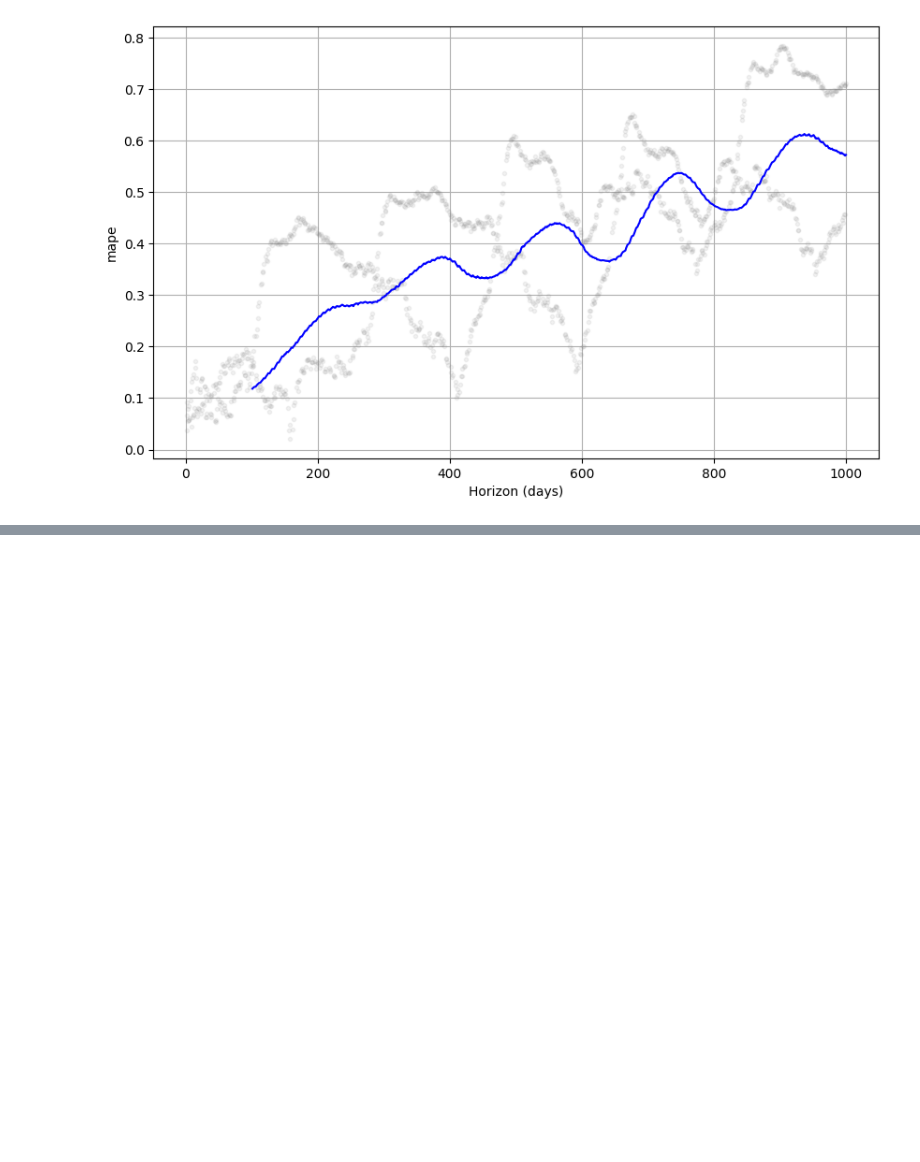
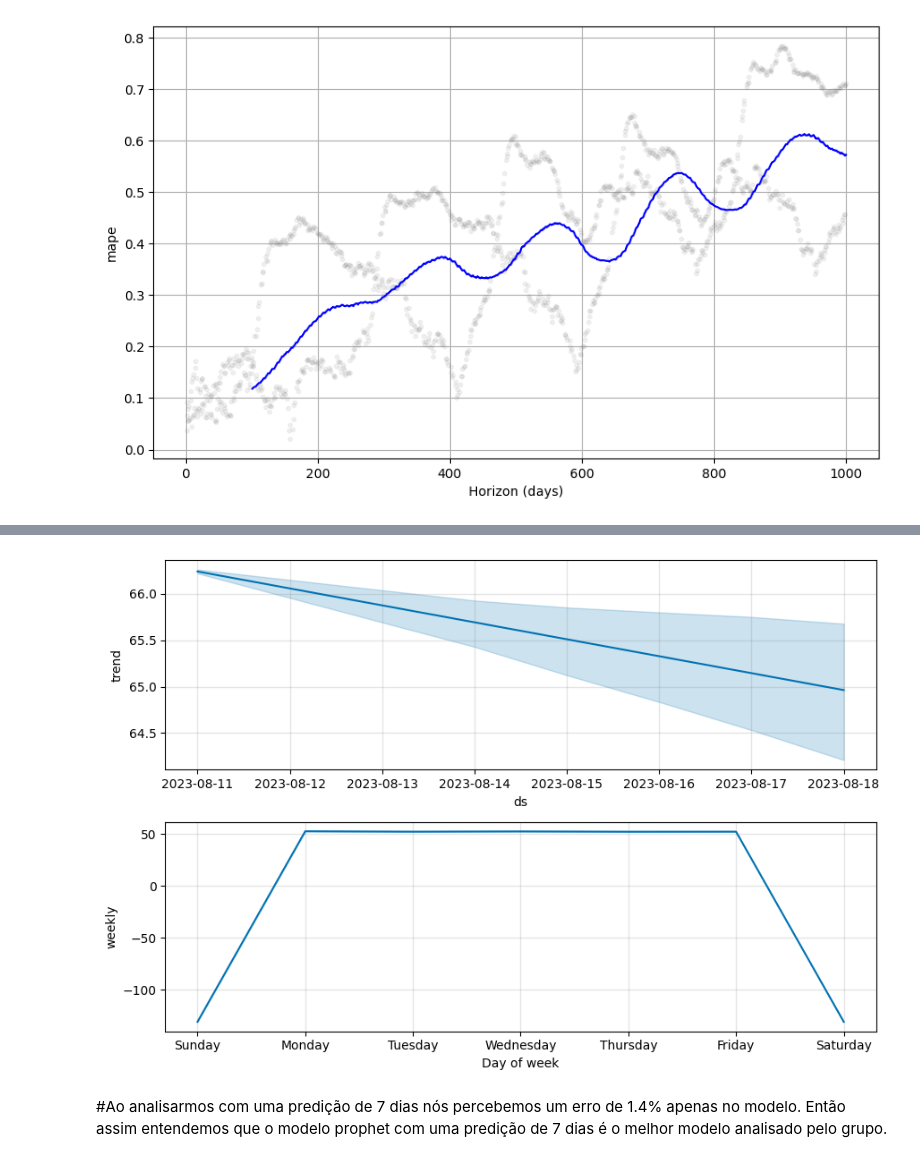
Before and after one commit to aloisiok1/TechChallange2, a Jupyter notebook: TechChallange_02.ipynb, the cells around one changed output, grey strips where cells are left out. Cells and saved outputs as stored; diff of their text form; code cells hidden in the pictures; blank space fills up the shorter version.

```diff
--- a/TechChallange_02_(2) (1).ipynb
+++ b/TechChallange_02.ipynb
@@ -1023,0 +936,6 @@ NameError: ignored
+# %%
+fig2 = prophet.plot_components(p)
+# %% [output]
+[figure, added]
+# %% [markdown]
+#Ao analisarmos com uma predição de 7 dias nós percebemos um erro de 1.4% apenas no modelo. Então assim entendemos que o modelo prophet com uma predição de 7 dias é o melhor modelo analisado pelo grupo.
```
Also changed, not shown: parts of 117 cells of this notebook, 3 other files.
